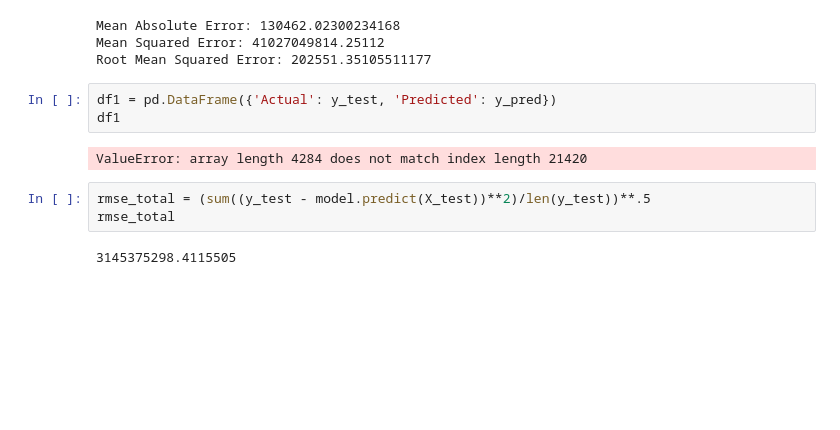
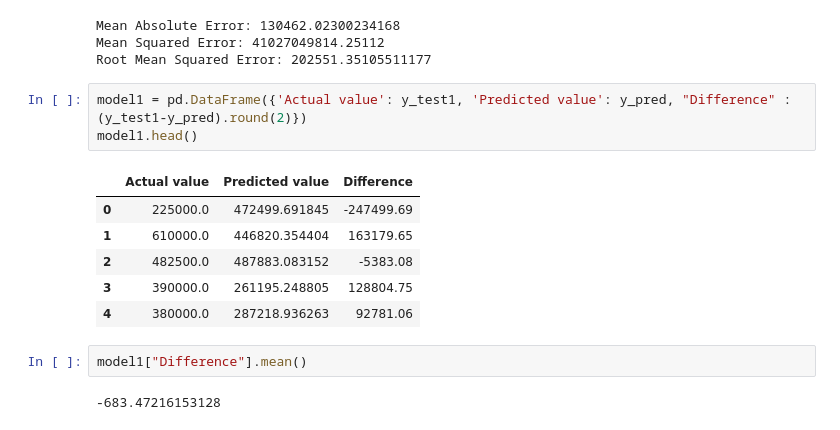
Before and after one commit to ValeriaVF/Phase_2-Project, a Jupyter notebook: olgerthasko.ipynb, the cells around one changed output. Cells and saved outputs as stored; diff of their text form; blank space fills up the shorter version.

Commit message:
regression model finilized

```diff
--- a/olgerthasko.ipynb
+++ b/olgerthasko.ipynb
@@ -482,13 +419,17 @@ print('Root Mean Squared Error:', np.sqrt(metrics.mean_squared_error(y_test1, y_
 Mean Absolute Error: 130462.02300234168
 Mean Squared Error: 41027049814.25112
 Root Mean Squared Error: 202551.35105511177
-# %%
-df1 = pd.DataFrame({'Actual': y_test, 'Predicted': y_pred})
-df1
-# %% [output]
-ValueError: array length 4284 does not match index length 21420
-# %%
-rmse_total = (sum((y_test - model.predict(X_test))**2)/len(y_test))**.5
-rmse_total
-# %% [output]
-3145375298.4115505
+# %%
+model1 = pd.DataFrame({'Actual value': y_test1, 'Predicted value': y_pred, "Difference" : (y_test1-y_pred).round(2)})
+model1.head()
+# %% [output]
+|  | Actual value | Predicted value | Difference |
+| 0 | 225000.0 | 472499.691845 | -247499.69 |
+| 1 | 610000.0 | 446820.354404 | 163179.65 |
+| 2 | 482500.0 | 487883.083152 | -5383.08 |
+| 3 | 390000.0 | 261195.248805 | 128804.75 |
+| 4 | 380000.0 | 287218.936263 | 92781.06 |
+# %%
+model1["Difference"].mean()
+# %% [output]
+-683.47216153128
```
Also changed, not shown: parts of 17 cells of this notebook, 1 other file.
